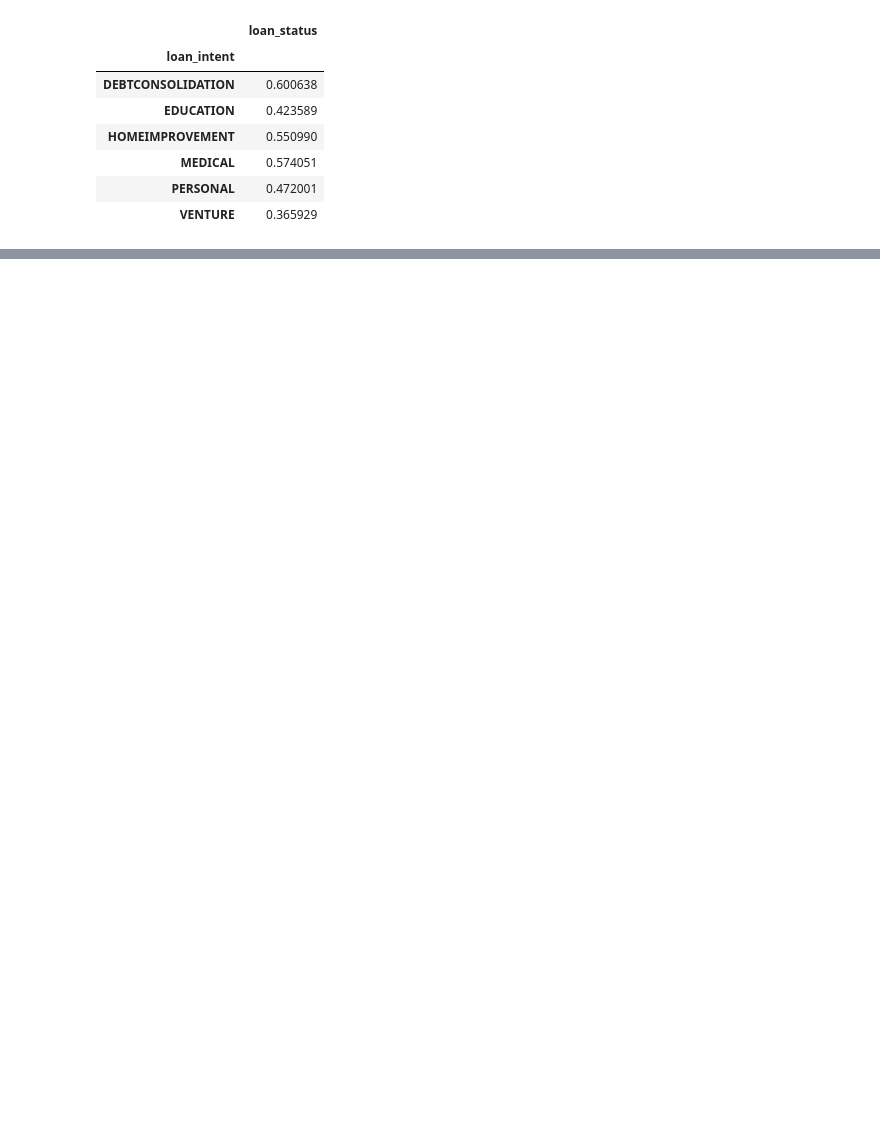
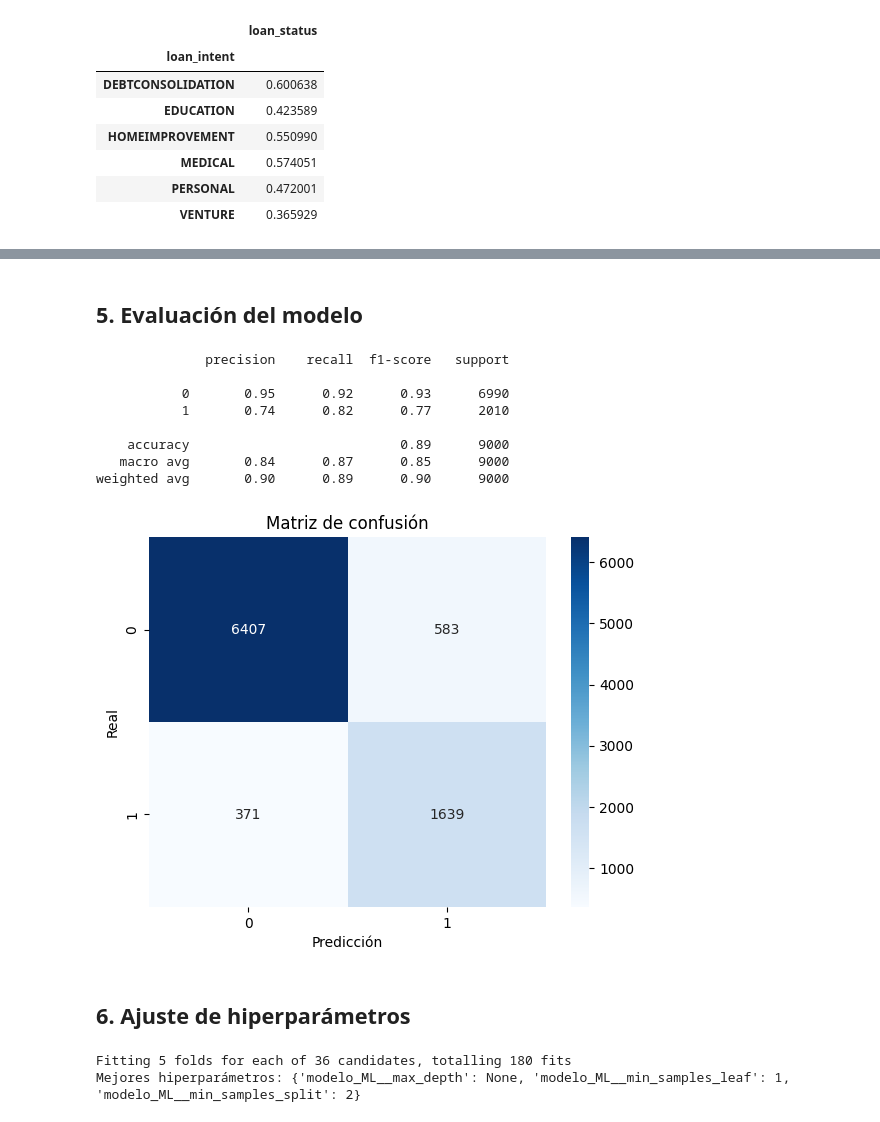
Before and after one commit to stev1990-maker/Bootcamp-DS-Yasser_Stev_Rodriguez---Cohorte-202604, a Jupyter notebook: Clase 21 - Ejercicio Practico Clasificacion/Practica_clasificación.ipynb, the cells around one changed output, grey strips where cells are left out. Saved outputs shown, nothing was run; the diff lists cells and outputs as text; code cells hidden in the pictures; blank space fills up the shorter version.

```diff
--- a/Clase 21 - Ejercicio Practico Clasificacion/Practica_clasificación.ipynb
+++ b/Clase 21 - Ejercicio Practico Clasificacion/Practica_clasificación.ipynb
@@ -269,0 +290,11 @@ X_train_balanced.merge(y_train_balanced, left_index=True, right_index=True)[['lo
+# %%
+# Escogemos un modelo de clasificacion, por ejemplo un arbol de decision, y lo integramos en un pipeline junto con el preprocesamiento.
+from sklearn.tree import DecisionTreeClassifier
+
+decision_tree_pipeline = Pipeline(steps=[
+    ("preprocesar_columnas", transformador_columnas),
+    ("modelo_ML", DecisionTreeClassifier(random_state=42))
+])
+# %%
+# Entrenamos el modelo con los datos balanceados
+decision_tree_pipeline.fit(X_train_balanced, y_train_balanced)
@@ -269,0 +319,41 @@ X_train_balanced.merge(y_train_balanced, left_index=True, right_index=True)[['lo
+# %%
+# Hacemos predicciones con el modelo entrenado
+y_pred = decision_tree_pipeline.predict(X_test)
+# %% [markdown]
+## 5. Evaluación del modelo
+# %%
+from sklearn.metrics import classification_report, confusion_matrix
+cm = confusion_matrix(y_test, y_pred)
+sns.heatmap(cm, annot=True, fmt='d', cmap='Blues')
+print(classification_report(y_test, y_pred))
+plt.title(f'Matriz de confusión')
+plt.xlabel('Predicción')
+plt.ylabel('Real')
+plt.show()
+# %% [output]
+              precision    recall  f1-score   support
+
+           0       0.95      0.92      0.93      6990
+           1       0.74      0.82      0.77      2010
+
+    accuracy                           0.89      9000
+   macro avg       0.84      0.87      0.85      9000
+weighted avg       0.90      0.89      0.90      9000
+[figure, added]
+# %% [markdown]
+## 6. Ajuste de hiperparámetros
+# %%
+# Ajuste de hiperparámetros con GridSearchCV
+from sklearn.model_selection import GridSearchCV
+
+param_grid = {
+    'modelo_ML__max_depth': [3, 5, 10, None],
+    'modelo_ML__min_samples_split': [2, 5, 10],
+    'modelo_ML__min_samples_leaf': [1, 2, 4]
+}
+grid_search = GridSearchCV(estimator=decision_tree_pipeline, param_grid=param_grid, cv=5, n_jobs=-1, verbose=2)
+grid_search.fit(X_train_balanced, y_train_balanced)
+print("Mejores hiperparámetros:", grid_search.best_params_)
+# %% [output]
+Fitting 5 folds for each of 36 candidates, totalling 180 fits
+Mejores hiperparámetros: {'modelo_ML__max_depth': None, 'modelo_ML__min_samples_leaf': 1, 'modelo_ML__min_samples_split': 2}
```
Also changed, not shown: parts of 10 cells of this notebook.
